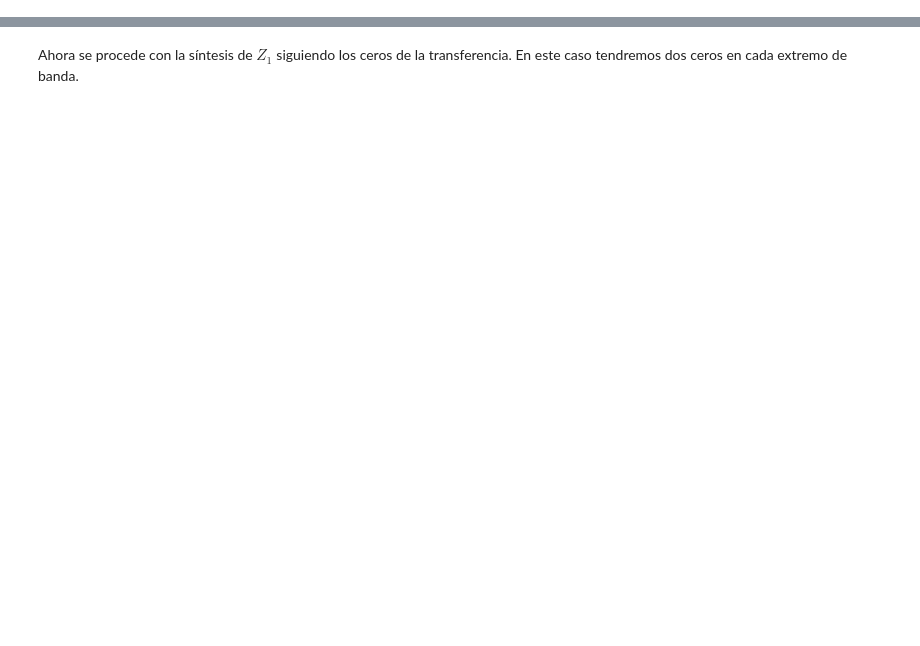
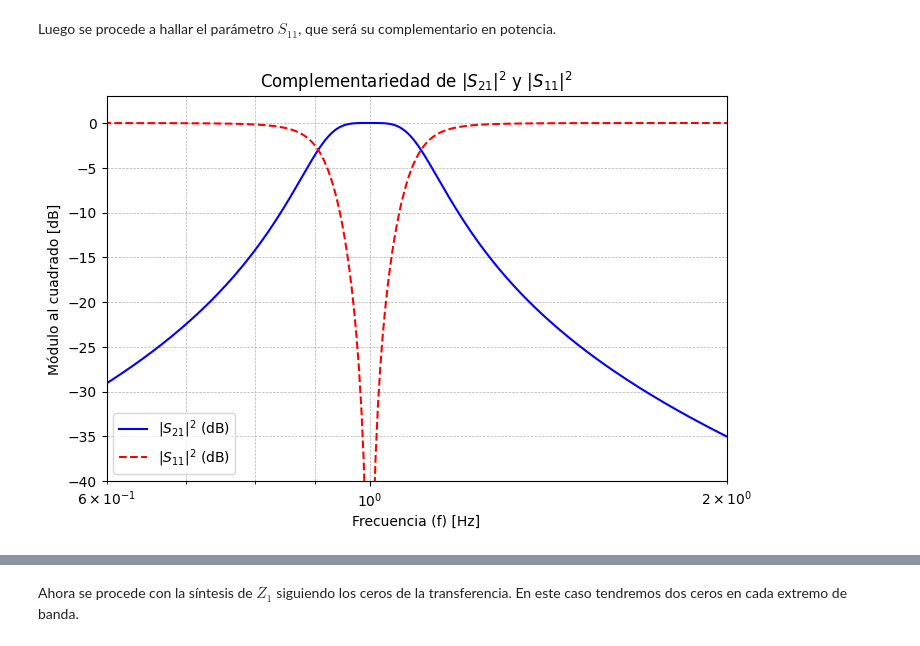
Before and after one commit to marianux/pytc2, a Jupyter notebook: docs/notebooks/ejnb_funciones_transf_doblemente_cargadas.ipynb, the cells around one changed output, grey strips where cells are left out. Drawn from its saved outputs; the diff is of its cells as text; code cells hidden in the pictures; blank space fills up the shorter version.

```diff
--- a/docs/notebooks/ejnb_funciones_transf_doblemente_cargadas.ipynb
+++ b/docs/notebooks/ejnb_funciones_transf_doblemente_cargadas.ipynb
@@ -163,0 +200,56 @@ $\displaystyle Z_1(\omega = 1)=2.236$
+# %% [markdown]
+Luego se procede a hallar el parámetro $S_{11}$, que será su complementario en potencia.
+# %%
+import matplotlib.pyplot as plt
+
+def plt_Sparams(S21sq, S11sq, bDb = True ):
+
+    # Convertir las funciones simbólicas a funciones numéricas para evaluar
+    mod_S21_squared_func = sp.lambdify(w, S21sq.subs(s, sp.I*w), modules='numpy')
+    mod_S11_squared_func = sp.lambdify(w, S11sq.subs(s, sp.I*w), modules='numpy')
+
+    # Crear un rango de frecuencias para graficar
+    frequencies = np.logspace(-1, 1, 1000)
+
+    # Evaluar las funciones en el rango
+    S21_vals = mod_S21_squared_func(frequencies)
+    S11_vals = mod_S11_squared_func(frequencies)
+
+    if bDb:
+        # Convertir a decibelios (10 * log10(valor))
+        S21_dB = 10 * np.log10(S21_vals)
+        S11_dB = 10 * np.log10(S11_vals)
+        s21_lbl = r'$|S_{21}|^2$ (dB)'
+        s11_lbl = r'$|S_{11}|^2$ (dB)'
+        ylbl = 'Módulo al cuadrado [dB]'
+
+    else:
+        S21_dB = S21_vals
+        S11_dB = S11_vals
+        s21_lbl = r'$|S_{21}|^2$'
+        s11_lbl = r'$|S_{11}|^2$'
+        ylbl = 'Módulo al cuadrado'
+
+
+    # Graficar en escala log-log
+    plt.figure(1, figsize=(8, 5))
+    plt.semilogx(frequencies, S21_dB, label=s21_lbl, color='blue')
+    plt.semilogx(frequencies, S11_dB, label=s11_lbl, color='red', linestyle='--')
+    plt.xlabel('Frecuencia (f) [Hz]')
+    plt.ylabel(ylbl)
+    plt.title(r'Complementariedad de $|S_{21}|^2$ y $|S_{11}|^2$')
+    plt.legend()
+    plt.grid(which='both', linestyle='--', linewidth=0.5)
+
+
+S21sq = sp.simplify(sp.expand(S21 * S21.subs(s, -s)))
+
+S11sq = sp.simplify(sp.expand(1 - S21sq))
+
+plt_Sparams(S21sq, S11sq, bDb = True)
+
+plt.ylim([-40, 3])
+plt.xlim([.6, 2])
+plt.show()
+# %% [output]
+[figure, added]
```
Also changed, not shown: parts of 62 cells of this notebook, 13 other files.
